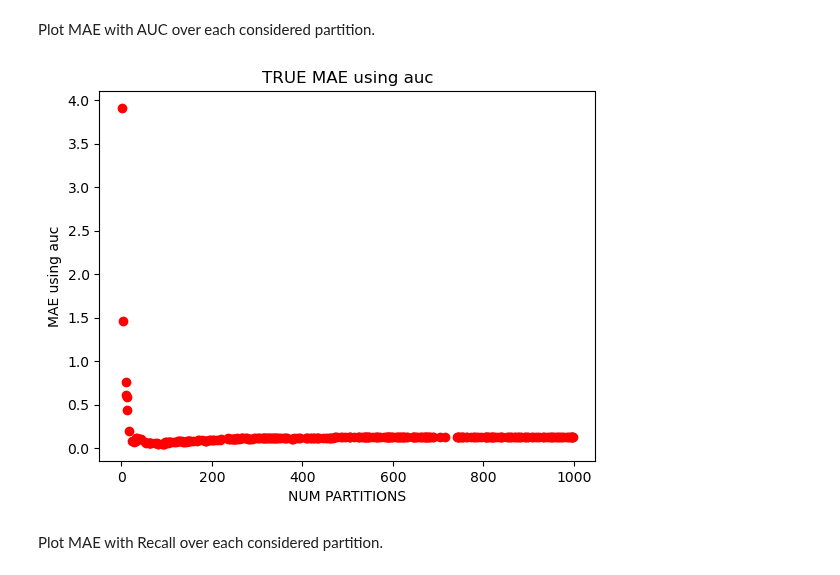
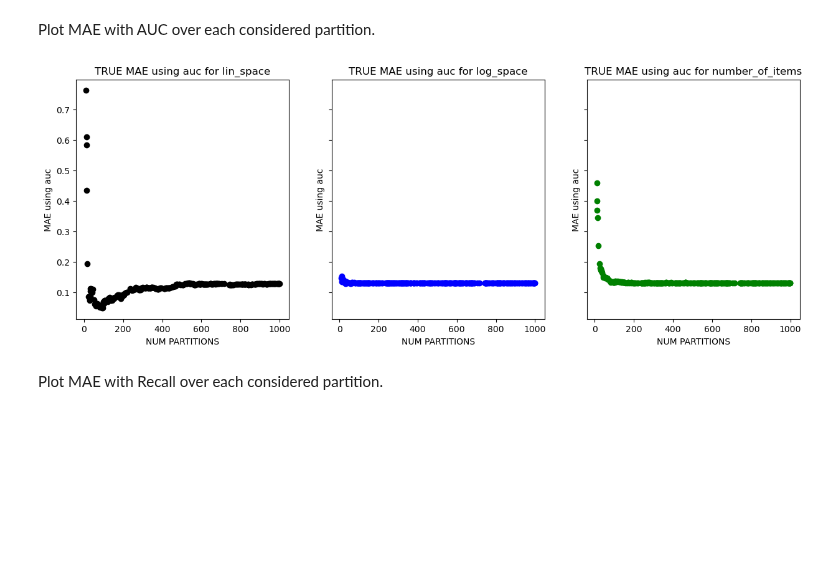
Before and after one commit to peetceenatoo/my-first-research-project, a Jupyter notebook: Implementation/yahoo_ymusic_v1/Notebook-Full-Flow.ipynb, the cells around one changed output. Cells and saved outputs as stored; diff of their text form; code cells hidden in the pictures; blank space fills up the shorter version.

Commit message:
Update notebooks with new plots

```diff
--- a/Implementation/yahoo_ymusic_v1/Notebook-Full-Flow.ipynb
+++ b/Implementation/yahoo_ymusic_v1/Notebook-Full-Flow.ipynb
@@ -567,19 +576,28 @@ Minimum score from history: 170407632.4862883
 # %% [markdown]
 Plot MAE with AUC over each considered partition.
 # %%
-# Get p values (only the ones which were considered)
-x = np.where(history_mae_auc != np.inf)
-# Get MAE values with recall
-y = history_mae_auc[history_mae_auc != np.inf]
+# Skip first two for better visualization
+starting_partition = 2
 
-# plotting
-plt.title("TRUE MAE using auc")
-plt.xlabel("NUM PARTITIONS")
-plt.ylabel("MAE using auc")
-plt.scatter(x, y, color ="red")
+# Create subplots
+fig, axs = plt.subplots(1, 3, figsize=(15, 5),sharey=True)
+colors = ['black','blue', 'green']
+
+# Plotting
+for idx, key_plot in enumerate(keys_for_results):
+    # Get p values (only the ones which were considered)
+    x = (np.where(history_mae_auc[key_plot] != np.inf)[0] + 1)[starting_partition:]
+    # Get MAE values without infinity
+    y = history_mae_auc[key_plot][history_mae_auc[key_plot] != np.inf][starting_partition:]
+
+    # plotting
+    axs[idx].set_title(f"TRUE MAE using auc for {key_plot}")
+    axs[idx].set_xlabel("NUM PARTITIONS")
+    axs[idx].set_ylabel("MAE using auc")
+    axs[idx].scatter(x, y, color=colors[idx])
 plt.show()
 # %% [output]
-[figure, old version]
+[figure, new version]
 # %% [markdown]
 Plot MAE with Recall over each considered partition.
 # %%
```
Also changed, not shown: parts of 11 cells of this notebook, 3 other files.
